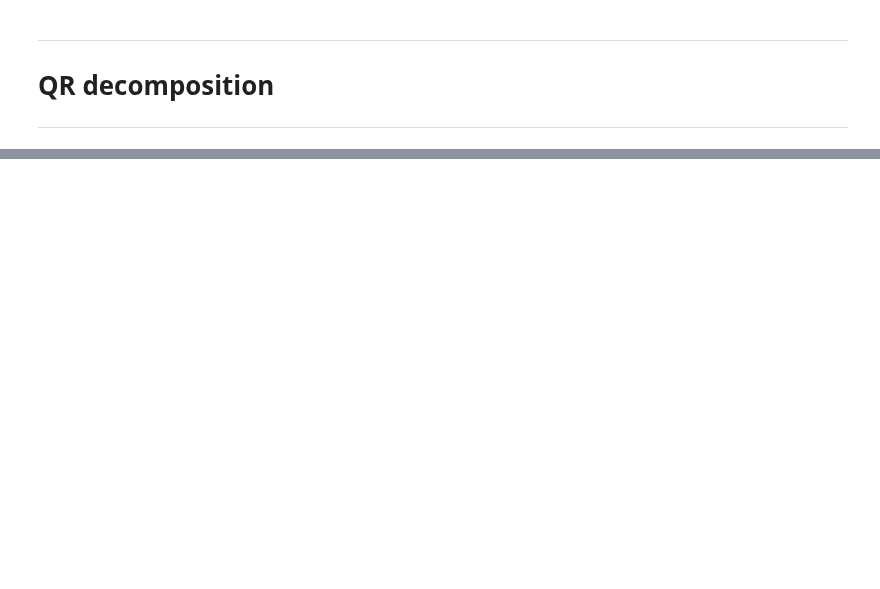
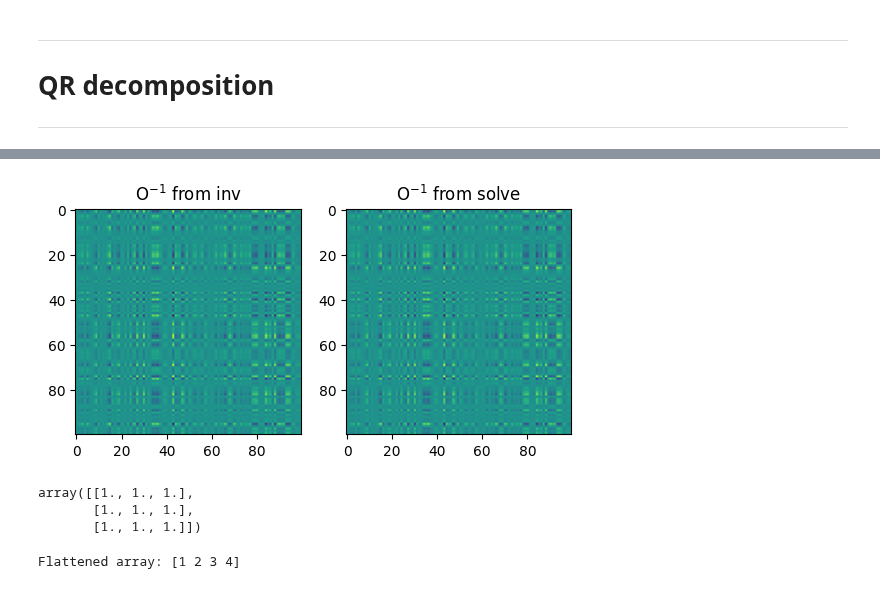
Before and after one commit to SiracencoSerghei/linear_algebra, a Jupyter notebook: 2.8_projection_orthogon/2.8_4_QR_decomposition.ipynb, the cells around one changed output, grey strips where cells are left out. Cells and saved outputs as stored; diff of their text form; code cells hidden in the pictures; blank space fills up the shorter version.

```diff
--- a/2.8_projection_orthogon/2.8_4_QR_decomposition.ipynb
+++ b/2.8_projection_orthogon/2.8_4_QR_decomposition.ipynb
@@ -58,0 +167,28 @@ plt.plot()
+# %%
+OiQR1 = np.linalg.inv(R)@Q.T
+OiQR2 = np.linalg.solve(R,Q.T)
+
+plt.subplot(1,2,1)
+plt.imshow(OiQR1)
+plt.title('O$^{-1}$ from inv')
+
+plt.subplot(1,2,2)
+plt.imshow(OiQR2)
+plt.title('O$^{-1}$ from solve')
+
+plt.show()
+# %% [output]
+[figure, added]
+# %%
+np.corrcoef((OiQR1.flatten(),OiQR2.flatten(),Oi.flatten()))
+# %% [output]
+array([[1., 1., 1.],
+       [1., 1., 1.],
+       [1., 1., 1.]])
+# %%
+E = np.array([[1,2],[3,4]])
+
+# Flatten the array
+print("Flattened array:", E.flatten())
+# %% [output]
+Flattened array: [1 2 3 4]
```
Also changed, not shown: parts of 11 cells of this notebook.
